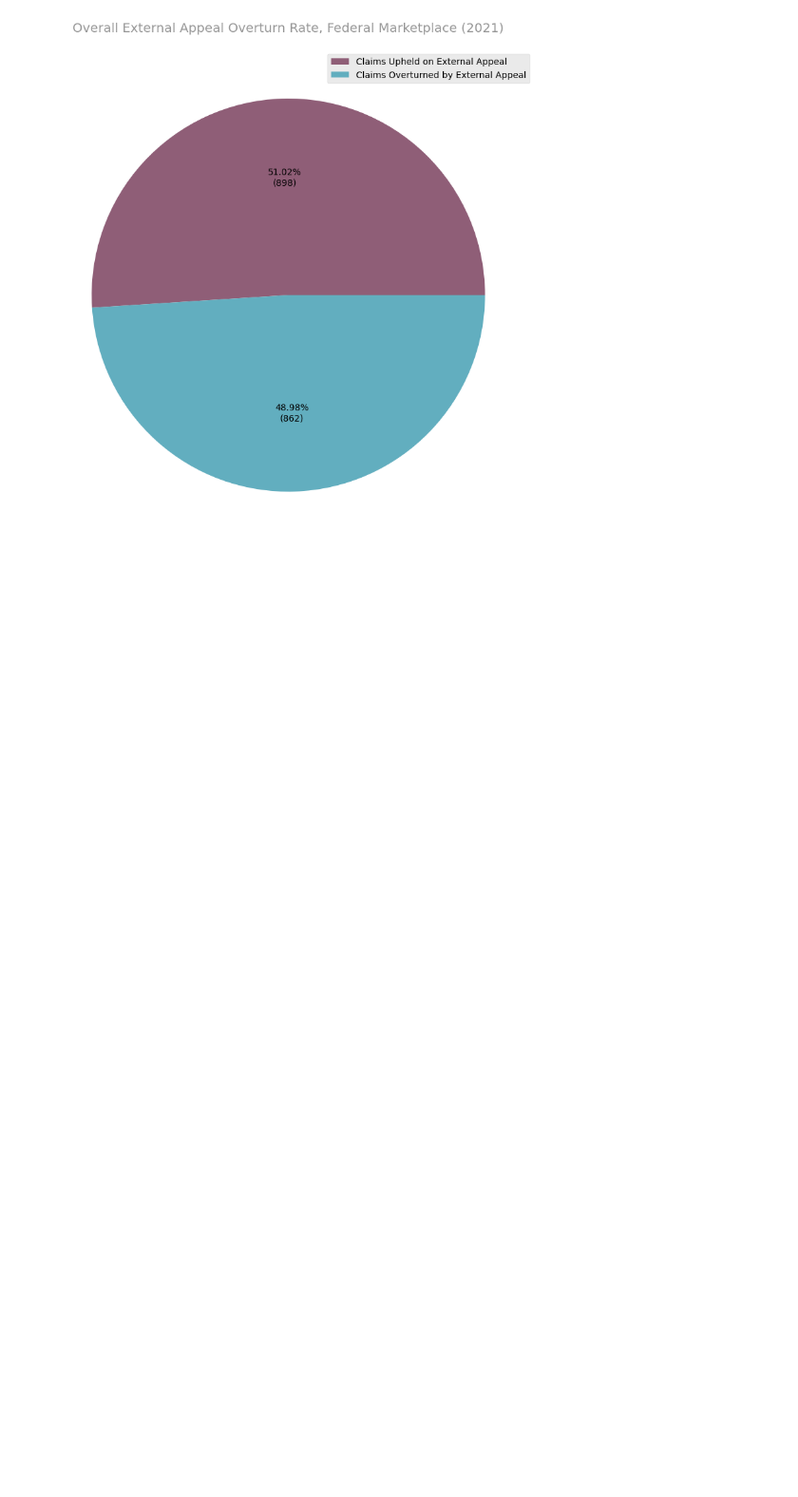
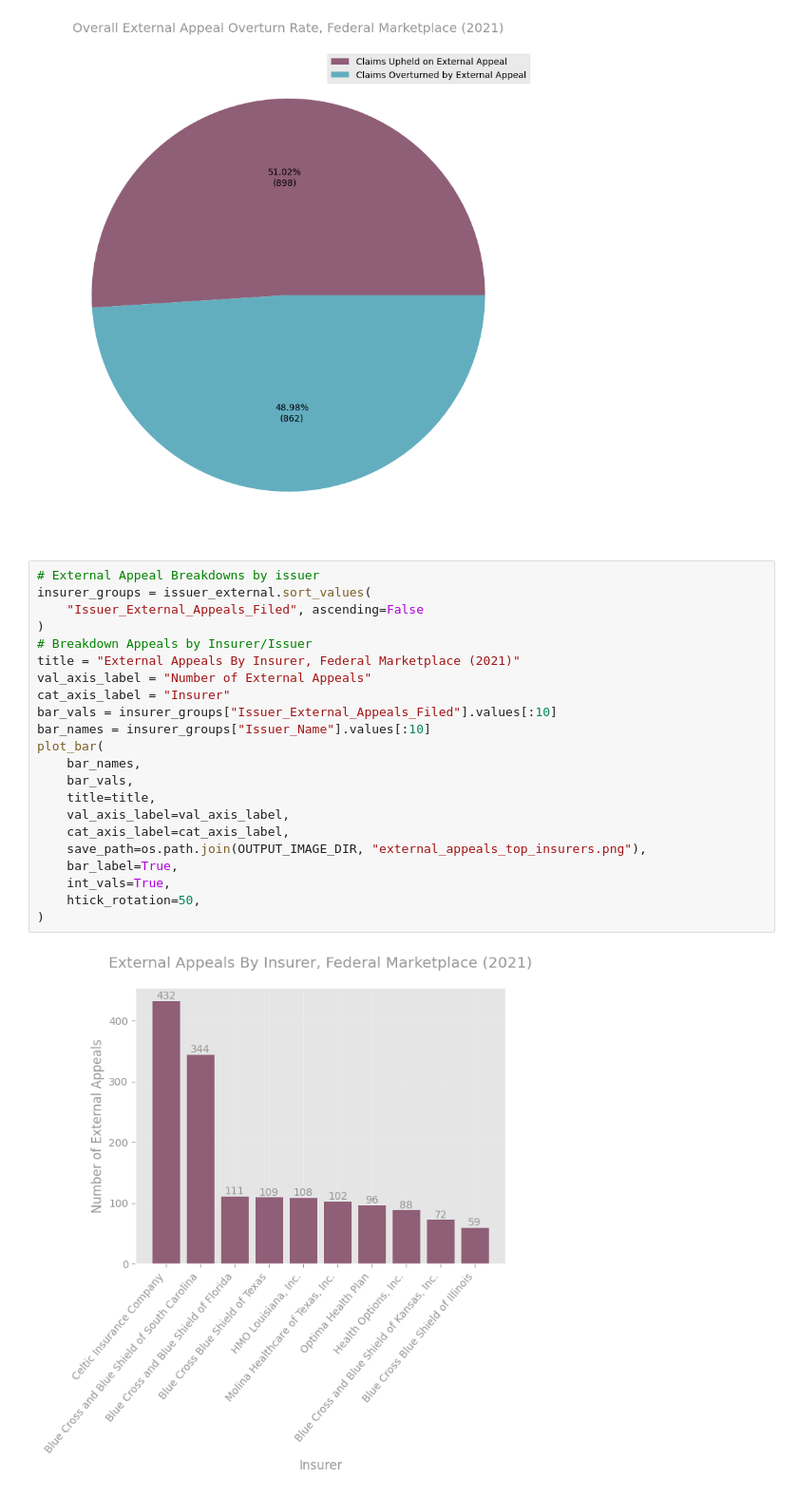
Before and after one commit to TPAFS/investigations, a Jupyter notebook: investigations/claims_denials/cms_puf.ipynb, the cells around one changed output. Shown at 95% size. Drawn from its saved outputs; the diff is of its cells as text; blank space fills up the shorter version.

Commit message:
Add CMS external rates by insurer

```diff
--- a/investigations/claims_denials/cms_puf.ipynb
+++ b/investigations/claims_denials/cms_puf.ipynb
@@ -1035,3 +1035,27 @@ plot_pie(
 )
 # %% [output]
 [figure]
+# %%
+# External Appeal Breakdowns by issuer
+insurer_groups = issuer_external.sort_values(
+    "Issuer_External_Appeals_Filed", ascending=False
+)
+# Breakdown Appeals by Insurer/Issuer
+title = "External Appeals By Insurer, Federal Marketplace (2021)"
+val_axis_label = "Number of External Appeals"
+cat_axis_label = "Insurer"
+bar_vals = insurer_groups["Issuer_External_Appeals_Filed"].values[:10]
+bar_names = insurer_groups["Issuer_Name"].values[:10]
+plot_bar(
+    bar_names,
+    bar_vals,
+    title=title,
+    val_axis_label=val_axis_label,
+    cat_axis_label=cat_axis_label,
+    save_path=os.path.join(OUTPUT_IMAGE_DIR, "external_appeals_top_insurers.png"),
+    bar_label=True,
+    int_vals=True,
+    htick_rotation=50,
+)
+# %% [output]
+[figure, added]
```
Also changed, not shown: parts of 4 cells of this notebook.
